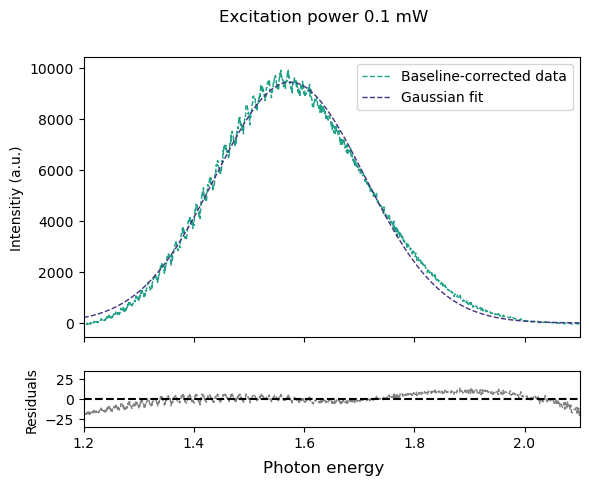
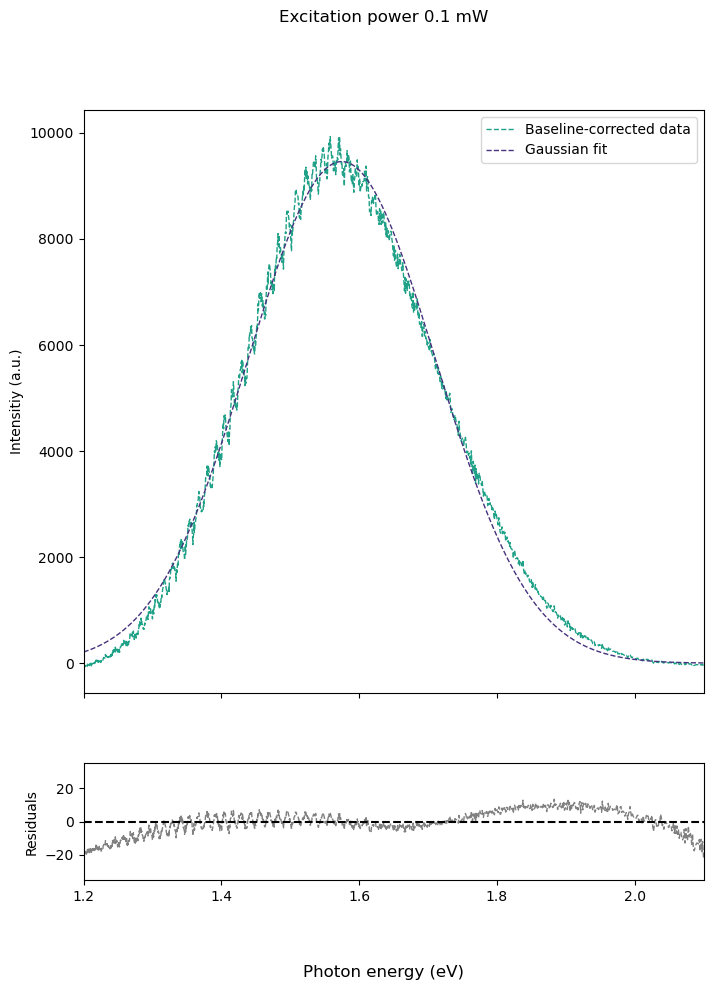
Unified diff of the notebook cell whose output changed from the first chart to the second:
--- before
+++ after
@@ -91,4 +91,6 @@
     #### try again
     fig, (ax1, ax2) = plt.subplots(2, sharex=True, gridspec_kw={'height_ratios': [5, 1]})
+    fig.set_figwidth(8)
+    fig.set_figheight(10)
     ax1.plot(x, y, lw=1,ls="--", color= (0.122312, 0.633153, 0.530398), label="Baseline-corrected data")
     ax1.plot(x_fit, peak_1,  lw=1, ls="--", color= (0.275191, 0.194905, 0.496005), label='Gaussian fit')
@@ -107,4 +109,5 @@
     # sns.scatterplot(y=residuals, x=x)
     # plt.axhline(y=0, color='r', linestyle='--')
+    #plt.savefig(f"gauss_fit_{power}_mW.svg", format='svg')
     plt.show()
 

Commit: M